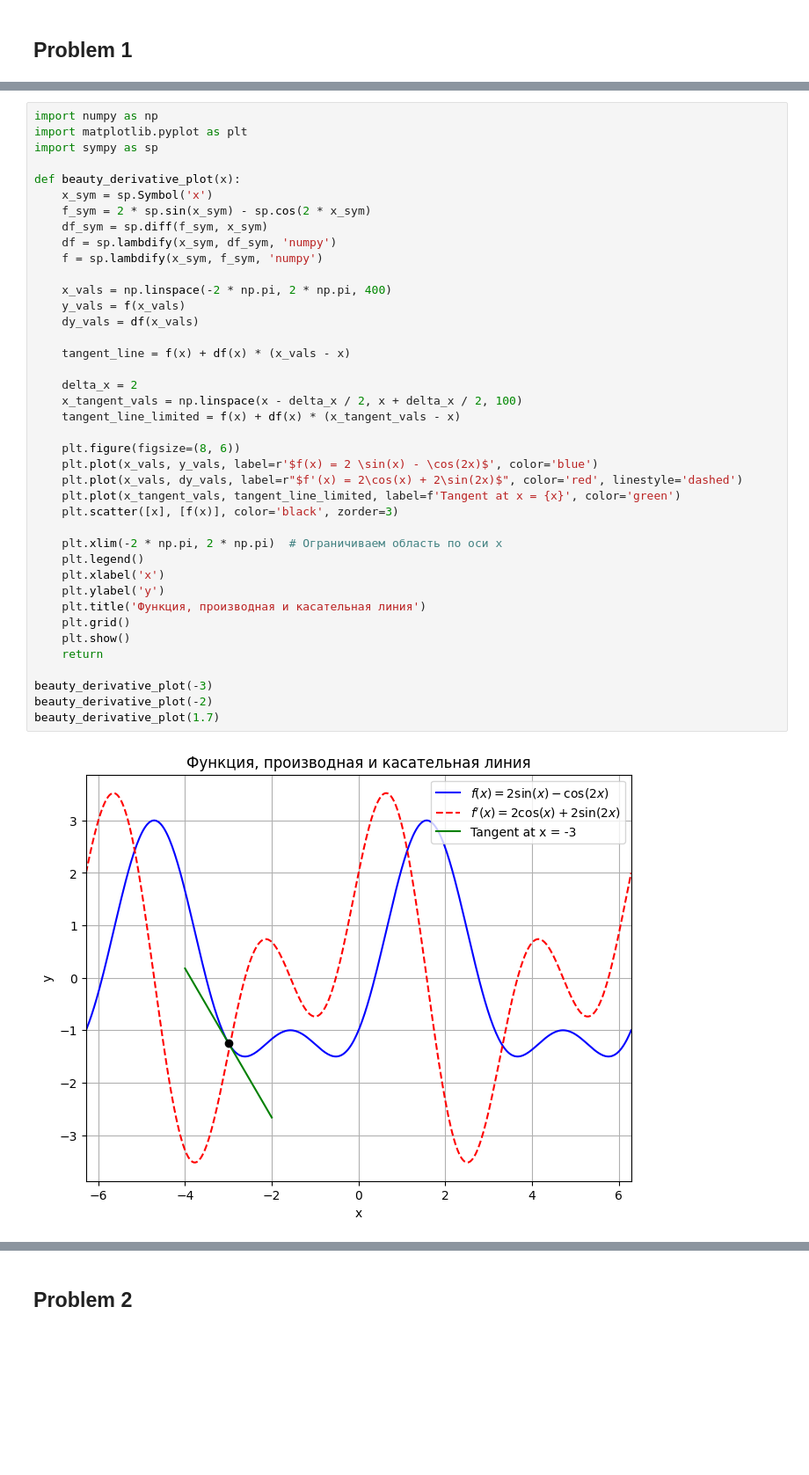
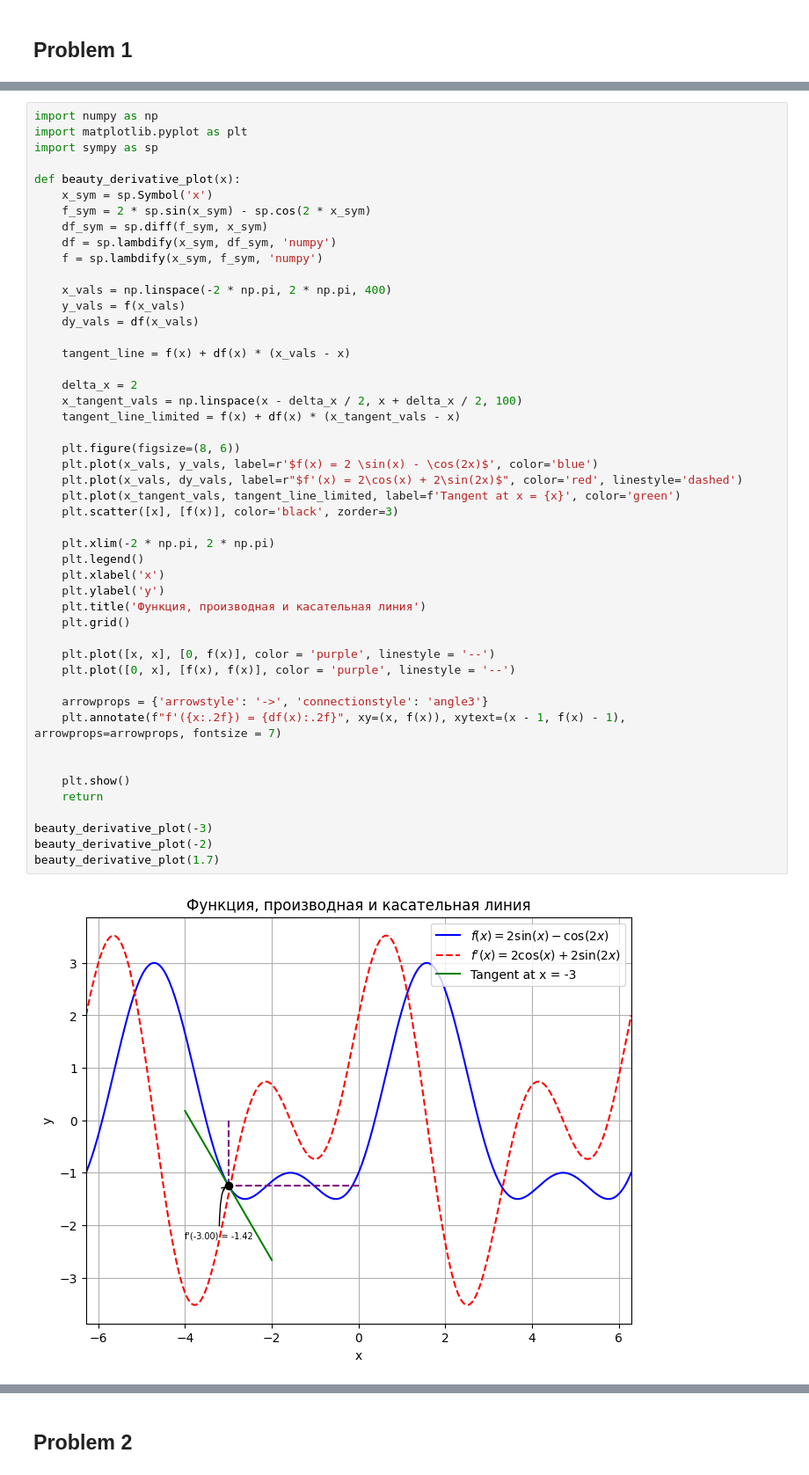
Before and after one commit to Nikita-Vasinkov/StatPrak-HW, a Jupyter notebook: dz2.ipynb, the cells around one changed output, grey strips where cells are left out. Shown: that part at 88% size. Cells and saved outputs as stored; diff of their text form; blank space fills up the shorter version.

```diff
--- a/dz2.ipynb
+++ b/dz2.ipynb
@@ -36,32 +36,40 @@ def beauty_derivative_plot(x):
     f = sp.lambdify(x_sym, f_sym, 'numpy')
 
     x_vals = np.linspace(-2 * np.pi, 2 * np.pi, 400)
     y_vals = f(x_vals)
     dy_vals = df(x_vals)
 
     tangent_line = f(x) + df(x) * (x_vals - x)
 
     delta_x = 2
     x_tangent_vals = np.linspace(x - delta_x / 2, x + delta_x / 2, 100)
     tangent_line_limited = f(x) + df(x) * (x_tangent_vals - x)
 
     plt.figure(figsize=(8, 6))
     plt.plot(x_vals, y_vals, label=r'$f(x) = 2 \sin(x) - \cos(2x)$', color='blue')
     plt.plot(x_vals, dy_vals, label=r"$f'(x) = 2\cos(x) + 2\sin(2x)$", color='red', linestyle='dashed')
     plt.plot(x_tangent_vals, tangent_line_limited, label=f'Tangent at x = {x}', color='green')
     plt.scatter([x], [f(x)], color='black', zorder=3)
 
-    plt.xlim(-2 * np.pi, 2 * np.pi)  # Ограничиваем область по оси x
+    plt.xlim(-2 * np.pi, 2 * np.pi)
     plt.legend()
     plt.xlabel('x')
     plt.ylabel('y')
     plt.title('Функция, производная и касательная линия')
     plt.grid()
+
+    plt.plot([x, x], [0, f(x)], color = 'purple', linestyle = '--')
+    plt.plot([0, x], [f(x), f(x)], color = 'purple', linestyle = '--')
+
+    arrowprops = {'arrowstyle': '->', 'connectionstyle': 'angle3'}
+    plt.annotate(f"f'({x:.2f}) = {df(x):.2f}", xy=(x, f(x)), xytext=(x - 1, f(x) - 1), arrowprops=arrowprops, fontsize = 7)
+
+
     plt.show()
     return
 
 beauty_derivative_plot(-3)
 beauty_derivative_plot(-2)
 beauty_derivative_plot(1.7)
 # %% [output]
-[figure, old version]
+[figure, new version]
```
Also changed, not shown: parts of 1 cell of this notebook.
